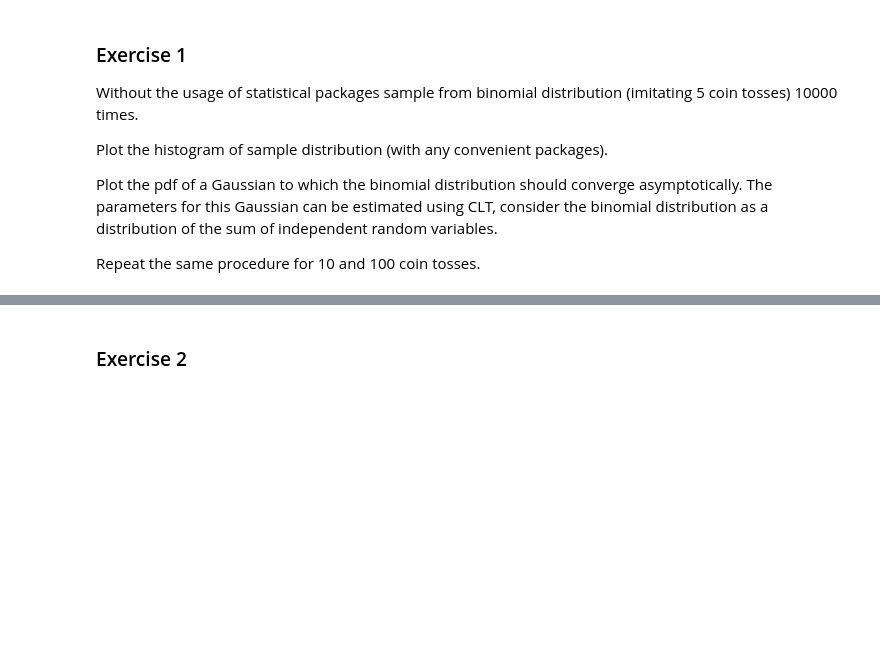
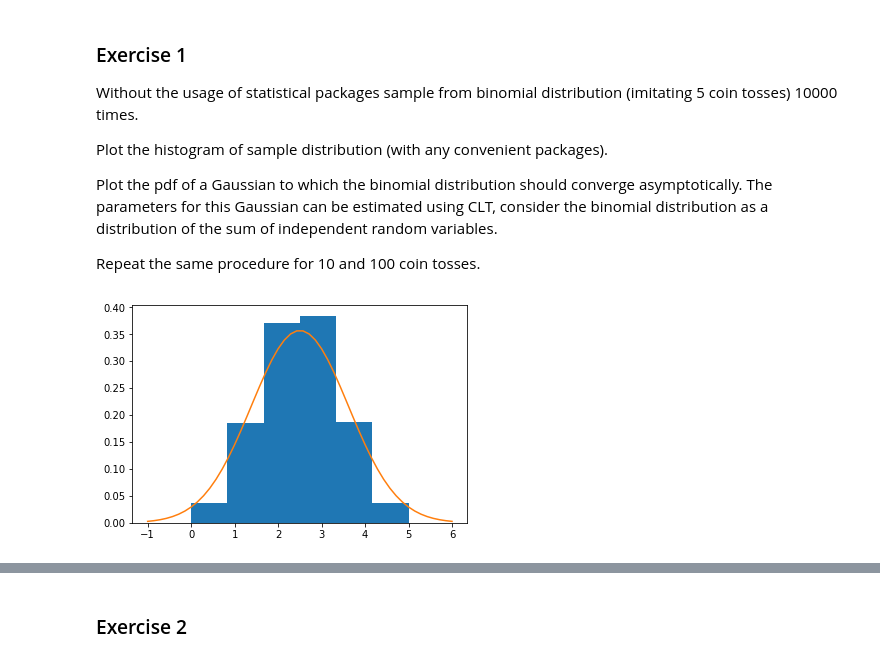
Before and after one commit to nomemm/advstat-labs, a Jupyter notebook: Lab04/Lab04.ipynb, the cells around one changed output, grey strips where cells are left out. Cells and saved outputs as stored; diff of their text form; code cells hidden in the pictures; blank space fills up the shorter version.

```diff
--- a/Lab04/Lab04.ipynb
+++ b/Lab04/Lab04.ipynb
@@ -61,2 +55,26 @@ Repeat the same procedure for 10 and 100 coin tosses.
+# %%
+# 1. sample from binomial distribution (n=100) without using statistical packages.
+
+np.random.seed(22)
+
+def generate_samples(size, n):
+    samples = np.random.rand(size, n)  # generate values
+    samples = np.rint(samples)  # round samples to integers (since we have probabily = 0.5)
+    return np.sum(samples, axis=1)
+# %%
+# 2. plot the histogram of sample and pdf of a Gaussian.
+def binomial_hist(n, p, size):
+    samples = generate_samples(size, n)
+    mu = n * p
+    sigma = np.sqrt(n * p * (1 - p))  # variance = sigma^2 = n*p*q; q = 1-p
+    x = np.linspace(-1, n+1)
+    plt.figure()
+    plt.hist(samples, n+1, normed=True);
+    dist_asympt = norm(mu, sigma)
+    plt.plot(x, dist_asympt.pdf(x));
+
+binomial_hist(5, 0.5, 10000)
+# %% [output]
+[figure, added]
 # %%
 # 3. repeat the same procedure with n = 10, 100.
```
Also changed, not shown: parts of 5 cells of this notebook, 1 other file.
